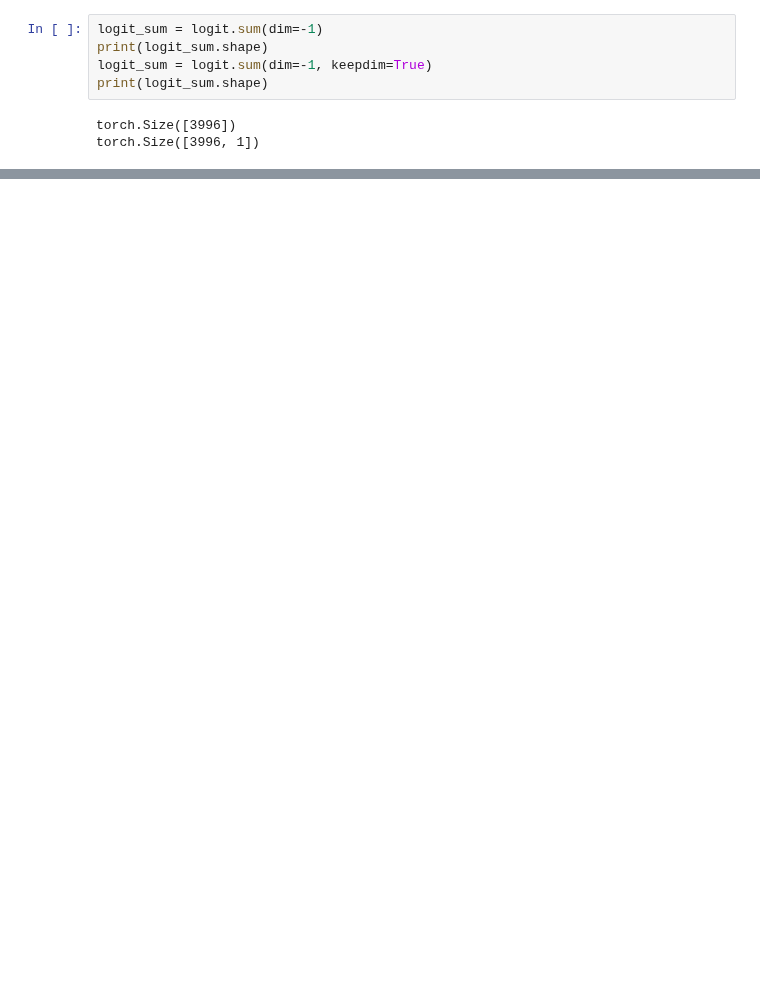
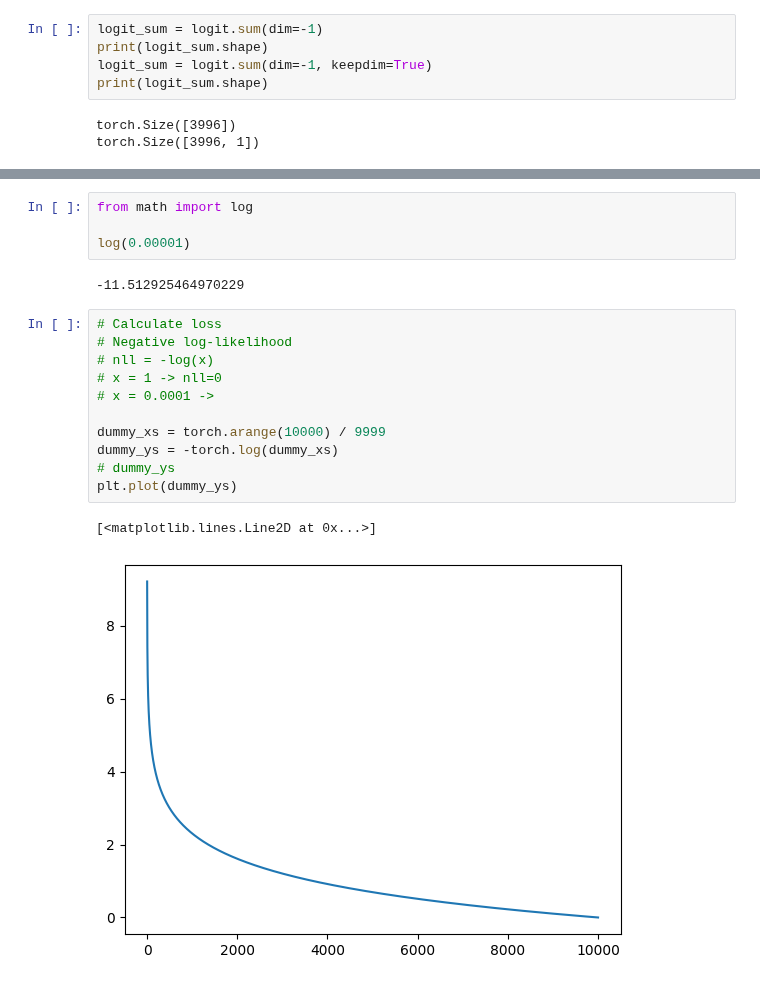
Before and after one commit to jdasam/ant5015, a Jupyter notebook: notebooks/3rd_week_note_classification.ipynb, the cells around one changed output, grey strips where cells are left out. Cells and saved outputs as stored; diff of their text form; blank space fills up the shorter version.

```diff
--- a/notebooks/3rd_week_note_classification.ipynb
+++ b/notebooks/3rd_week_note_classification.ipynb
@@ -297,0 +370,20 @@ torch.Size([3996, 1])
+# %%
+from math import log
+
+log(0.00001)
+# %% [output]
+-11.512925464970229
+# %%
+# Calculate loss
+# Negative log-likelihood
+# nll = -log(x)
+# x = 1 -> nll=0
+# x = 0.0001 ->
+
+dummy_xs = torch.arange(10000) / 9999
+dummy_ys = -torch.log(dummy_xs)
+# dummy_ys
+plt.plot(dummy_ys)
+# %% [output]
+[<matplotlib.lines.Line2D at 0x...>]
+[figure, added]
```
Also changed, not shown: parts of 18 cells of this notebook.
